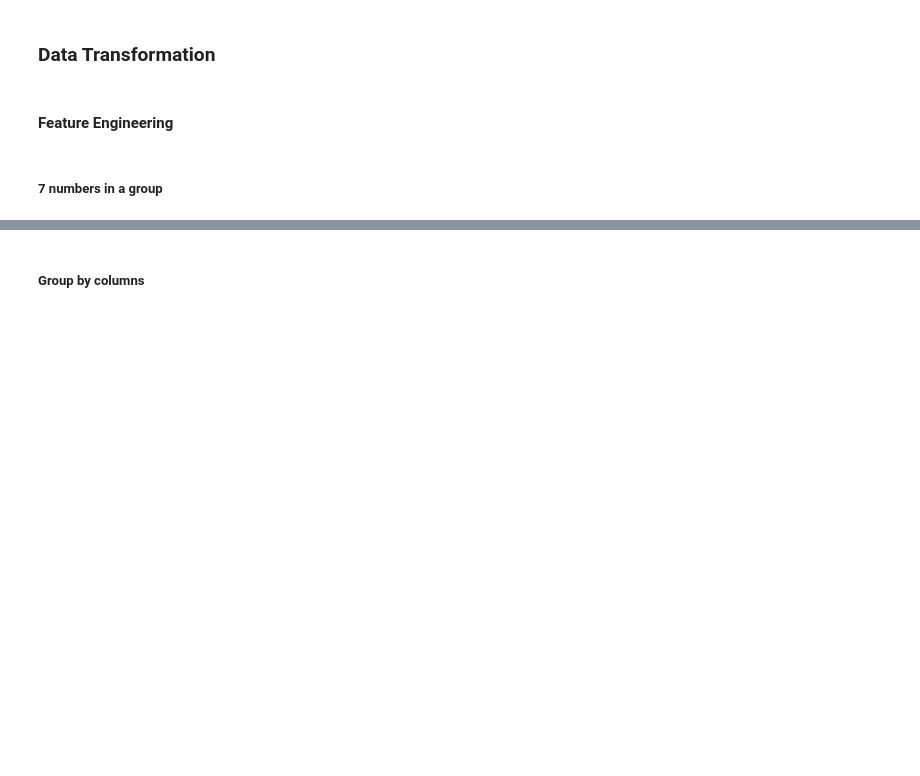
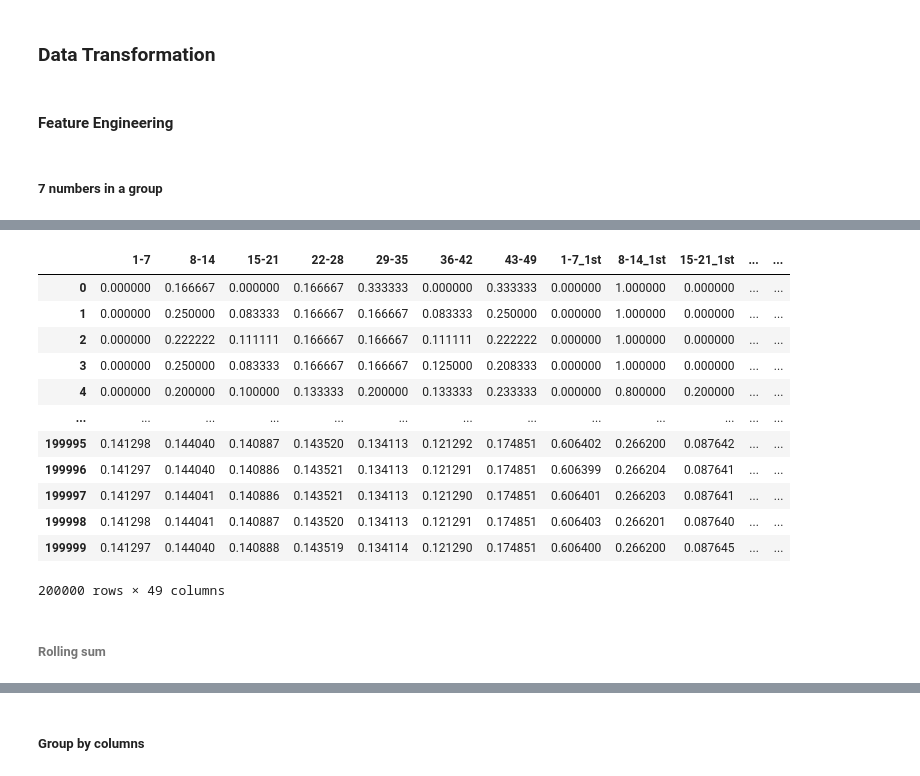
Before and after one commit to TedLLH/HongKongPowerBall_MarkSix, a Jupyter notebook: marksix.ipynb, the cells around one changed output, grey strips where cells are left out. Drawn from its saved outputs; the diff is of its cells as text; code cells hidden in the pictures; blank space fills up the shorter version.

```diff
--- a/marksix.ipynb
+++ b/marksix.ipynb
@@ -3385,0 +3668,5 @@ result_syn_df
+# %%
+df_7_cumsum_total = df_7_dis.iloc[:,6:13].cumsum()
+df_7_cumsum_total['total'] = df_7_cumsum_total.sum(axis=1)
+df_7_cumsum_total = df_7_cumsum_total.div(df_7_cumsum_total['total'], axis=0).drop('total',axis=1)
+df_7_cumsum_total
@@ -3385,0 +3687,28 @@ result_syn_df
+# %%
+df_7_cumsum_1stto6th = df_7_dis.iloc[:,13:]
+
+def calculate_7_cumsum(df, start_col, num_cols):
+    """Calculate cumulative sums and proportions for a specific position"""
+    # Select columns for this position
+    df_position = df.iloc[:, start_col:start_col+num_cols]
+
+    # Calculate cumulative sums
+    df_cumsum = df_position.cumsum()
+
+    # Calculate proportions
+    total = df_cumsum.sum(axis=1)
+    df_cumsum = df_cumsum.div(total, axis=0)
+
+    return df_cumsum
+
+# Calculate cumsum for each position and store in a list
+position_dfs = []
+for pos in range(1, 7):
+    start_col = (pos-1)*7  # 7 columns per position
+    df_result = calculate_7_cumsum(df_7_cumsum_1stto6th, start_col, 7)
+    position_dfs.append(df_result)
+    exec(f'df_7_cumsum_{pos} = df_result')
+
+# Concatenate all position DataFrames
+df_7_all_cumsum = pd.concat(position_dfs, axis=1)
+df_7_all_cumsum
@@ -3385,0 +3729,19 @@ result_syn_df
+# %%
+df_feature_7_cumsum = pd.concat([df_7_cumsum_total,df_7_all_cumsum], axis=1)
+df_feature_7_cumsum
+# %% [output]
+|  | 1-7 | 8-14 | 15-21 | 22-28 | 29-35 | 36-42 | 43-49 | 1-7_1st | 8-14_1st | 15-21_1st | ... | ... |
+| 0 | 0.000000 | 0.166667 | 0.000000 | 0.166667 | 0.333333 | 0.000000 | 0.333333 | 0.000000 | 1.000000 | 0.000000 | ... | ... |
+| 1 | 0.000000 | 0.250000 | 0.083333 | 0.166667 | 0.166667 | 0.083333 | 0.250000 | 0.000000 | 1.000000 | 0.000000 | ... | ... |
+| 2 | 0.000000 | 0.222222 | 0.111111 | 0.166667 | 0.166667 | 0.111111 | 0.222222 | 0.000000 | 1.000000 | 0.000000 | ... | ... |
+| 3 | 0.000000 | 0.250000 | 0.083333 | 0.166667 | 0.166667 | 0.125000 | 0.208333 | 0.000000 | 1.000000 | 0.000000 | ... | ... |
+| 4 | 0.000000 | 0.200000 | 0.100000 | 0.133333 | 0.200000 | 0.133333 | 0.233333 | 0.000000 | 0.800000 | 0.200000 | ... | ... |
+| ... | ... | ... | ... | ... | ... | ... | ... | ... | ... | ... | ... | ... |
+| 199995 | 0.141298 | 0.144040 | 0.140887 | 0.143520 | 0.134113 | 0.121292 | 0.174851 | 0.606402 | 0.266200 | 0.087642 | ... | ... |
+| 199996 | 0.141297 | 0.144040 | 0.140886 | 0.143521 | 0.134113 | 0.121291 | 0.174851 | 0.606399 | 0.266204 | 0.087641 | ... | ... |
+| 199997 | 0.141297 | 0.144041 | 0.140886 | 0.143521 | 0.134113 | 0.121290 | 0.174851 | 0.606401 | 0.266203 | 0.087641 | ... | ... |
+| 199998 | 0.141298 | 0.144041 | 0.140887 | 0.143520 | 0.134113 | 0.121291 | 0.174851 | 0.606403 | 0.266201 | 0.087640 | ... | ... |
+| 199999 | 0.141297 | 0.144040 | 0.140888 | 0.143519 | 0.134114 | 0.121290 | 0.174851 | 0.606400 | 0.266200 | 0.087645 | ... | ... |
+200000 rows × 49 columns
+# %% [markdown]
+###### Rolling sum
```
Also changed, not shown: parts of 41 cells of this notebook, 1 other file.
